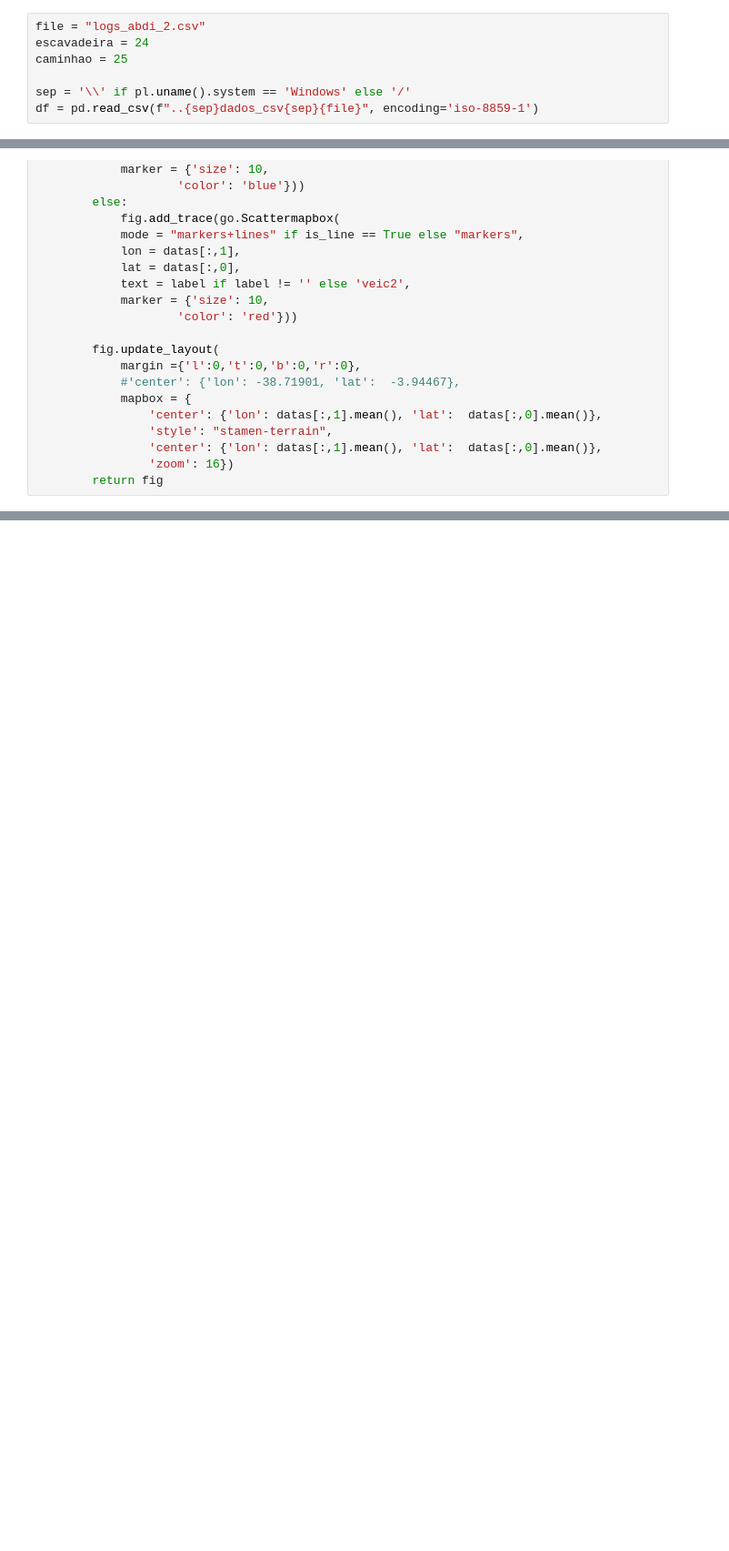
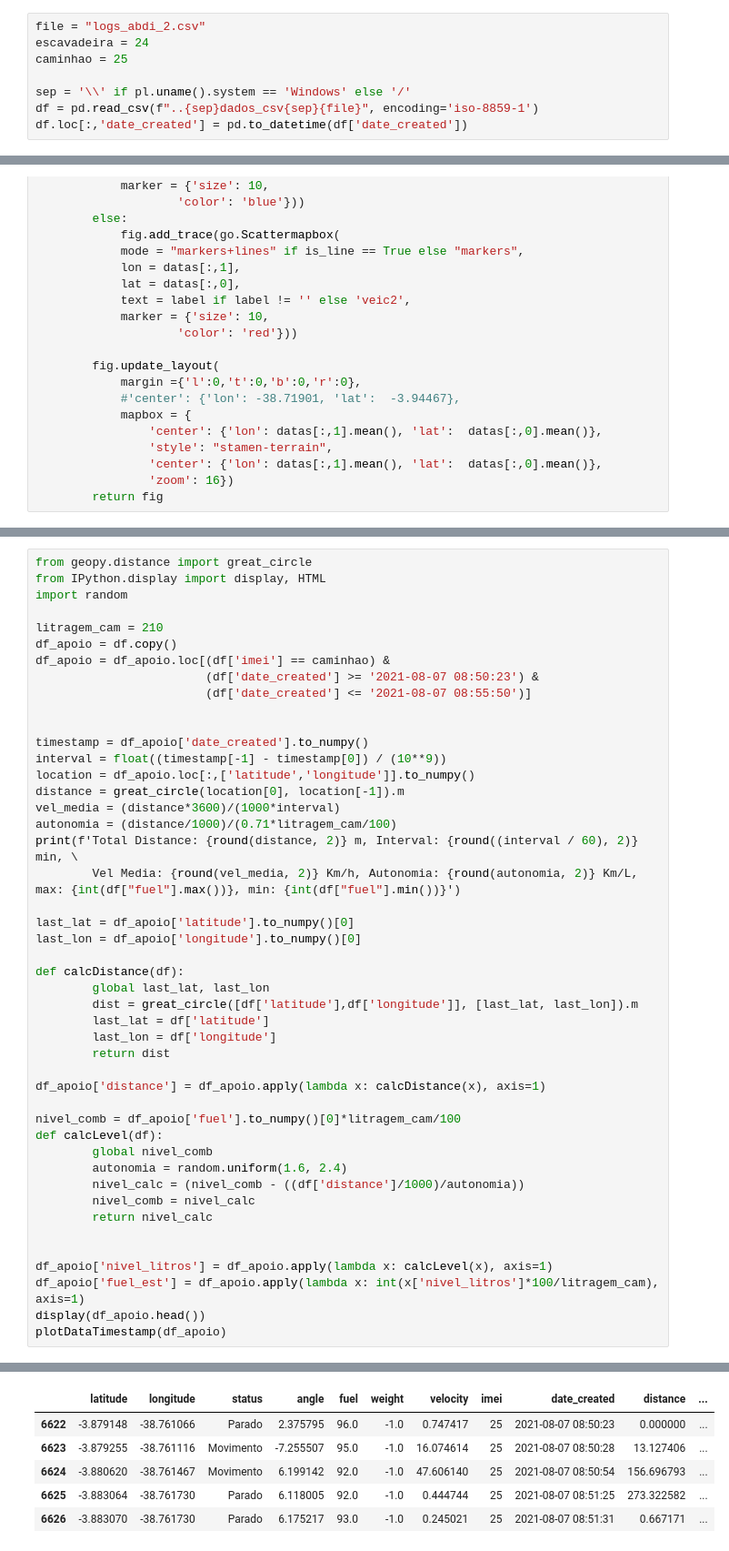
Before and after one commit to Daniel-Fiuza/analise_de_dados_python, a Jupyter notebook: notebooks/indicadores_desempenho.ipynb, the cells around one changed output, grey strips where cells are left out. Shown at 91% size. Cells and saved outputs as stored; diff of their text form; blank space fills up the shorter version.

```diff
--- a/notebooks/indicadores_desempenho.ipynb
+++ b/notebooks/indicadores_desempenho.ipynb
@@ -14,5 +14,6 @@ caminhao = 25
 
 sep = '\\' if pl.uname().system == 'Windows' else '/'
 df = pd.read_csv(f"..{sep}dados_csv{sep}{file}", encoding='iso-8859-1')
+df.loc[:,'date_created'] = pd.to_datetime(df['date_created'])
 # %% [markdown]
 # Fator de Eficiência
@@ -336,0 +292,47 @@ fig1.show()
+# %%
+from geopy.distance import great_circle
+from IPython.display import display, HTML
+import random
+
+litragem_cam = 210
+df_apoio = df.copy()
+df_apoio = df_apoio.loc[(df['imei'] == caminhao) &
+                        (df['date_created'] >= '2021-08-07 08:50:23') &
+                        (df['date_created'] <= '2021-08-07 08:55:50')]
+
+
+timestamp = df_apoio['date_created'].to_numpy()
+interval = float((timestamp[-1] - timestamp[0]) / (10**9))
+location = df_apoio.loc[:,['latitude','longitude']].to_numpy()
+distance = great_circle(location[0], location[-1]).m
+vel_media = (distance*3600)/(1000*interval)
+autonomia = (distance/1000)/(0.71*litragem_cam/100)
+print(f'Total Distance: {round(distance, 2)} m, Interval: {round((interval / 60), 2)} min, \
+        Vel Media: {round(vel_media, 2)} Km/h, Autonomia: {round(autonomia, 2)} Km/L, max: {int(df["fuel"].max())}, min: {int(df["fuel"].min())}')
+
+last_lat = df_apoio['latitude'].to_numpy()[0]
+last_lon = df_apoio['longitude'].to_numpy()[0]
+
+def calcDistance(df):
+        global last_lat, last_lon
+        dist = great_circle([df['latitude'],df['longitude']], [last_lat, last_lon]).m
+        last_lat = df['latitude']
+        last_lon = df['longitude']
+        return dist
+
+df_apoio['distance'] = df_apoio.apply(lambda x: calcDistance(x), axis=1)
+
+nivel_comb = df_apoio['fuel'].to_numpy()[0]*litragem_cam/100
+def calcLevel(df):
+        global nivel_comb
+        autonomia = random.uniform(1.6, 2.4)
+        nivel_calc = (nivel_comb - ((df['distance']/1000)/autonomia))
+        nivel_comb = nivel_calc
+        return nivel_calc
+
+
+df_apoio['nivel_litros'] = df_apoio.apply(lambda x: calcLevel(x), axis=1)
+df_apoio['fuel_est'] = df_apoio.apply(lambda x: int(x['nivel_litros']*100/litragem_cam), axis=1)
+display(df_apoio.head())
+plotDataTimestamp(df_apoio)
+# %% [output]
@@ -336,0 +340,6 @@ fig1.show()
+|  | latitude | longitude | status | angle | fuel | weight | velocity | imei | date_created | distance | ... |
+| 6622 | -3.879148 | -38.761066 | Parado | 2.375795 | 96.0 | -1.0 | 0.747417 | 25 | 2021-08-07 08:50:23 | 0.000000 | ... |
+| 6623 | -3.879255 | -38.761116 | Movimento | -7.255507 | 95.0 | -1.0 | 16.074614 | 25 | 2021-08-07 08:50:28 | 13.127406 | ... |
+| 6624 | -3.880620 | -38.761467 | Movimento | 6.199142 | 92.0 | -1.0 | 47.606140 | 25 | 2021-08-07 08:50:54 | 156.696793 | ... |
+| 6625 | -3.883064 | -38.761730 | Parado | 6.118005 | 92.0 | -1.0 | 0.444744 | 25 | 2021-08-07 08:51:25 | 273.322582 | ... |
+| 6626 | -3.883070 | -38.761730 | Parado | 6.175217 | 93.0 | -1.0 | 0.245021 | 25 | 2021-08-07 08:51:31 | 0.667171 | ... |
```
Also changed, not shown: parts of 14 cells of this notebook, 1 other file.
